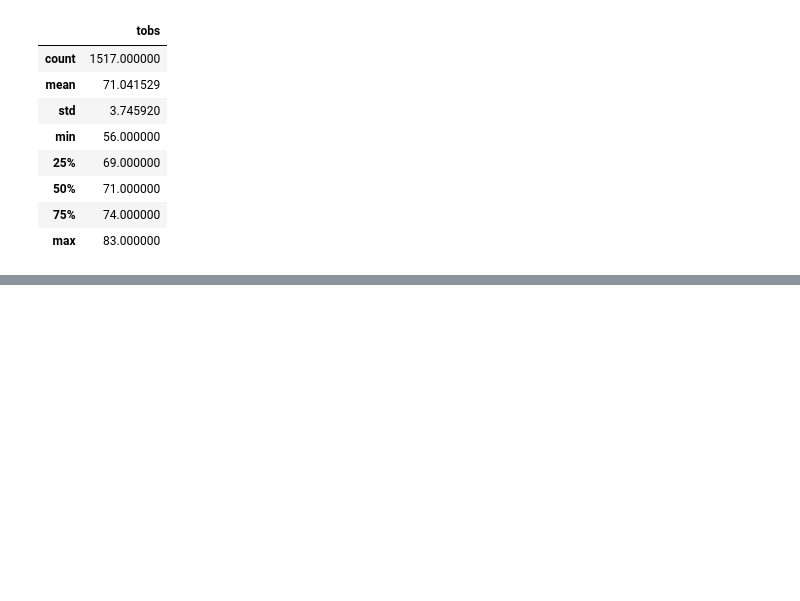
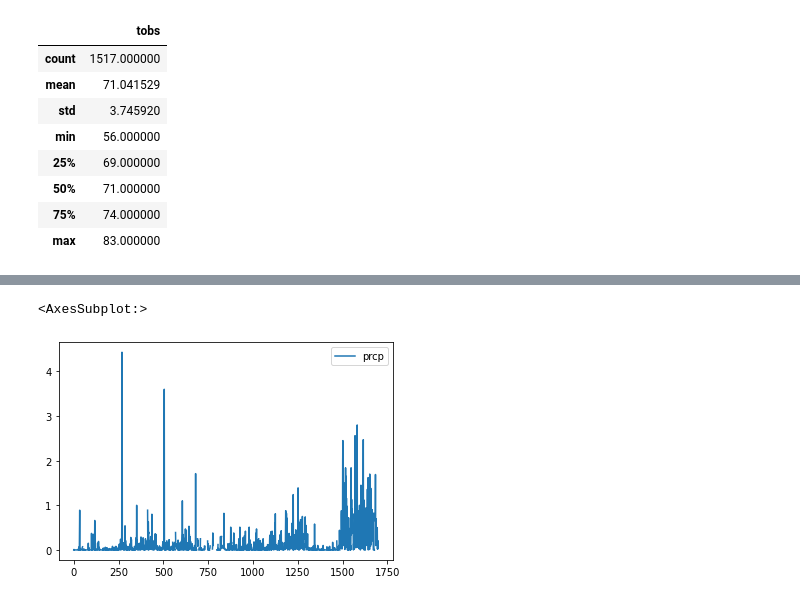
Before and after one commit to vrimsha/surfs_up, a Jupyter notebook: SurfsUp_Challenge.ipynb, the cells around one changed output, grey strips where cells are left out. Drawn from its saved outputs; the diff is of its cells as text; code cells hidden in the pictures; blank space fills up the shorter version.

```diff
--- a/SurfsUp_Challenge.ipynb
+++ b/SurfsUp_Challenge.ipynb
@@ -117,0 +120,9 @@ temperature_df2.describe()
+# %%
+# Rain data of June.
+rain_june = session.query(Measurement.prcp).filter(extract('month', Measurement.date) == 6)
+rain_june_list =[]
+for r in rain_june :
+   rain_june_list.append(r)
+#print(rain_june_list)
+rain_june_df = pd.DataFrame(rain_june_list)
+print(rain_june_df)
@@ -117,0 +156,5 @@ temperature_df2.describe()
+# %%
+rain_june_df.plot()
+# %% [output]
+<AxesSubplot:>
+[figure, added]
```
Also changed, not shown: parts of 6 cells of this notebook.
